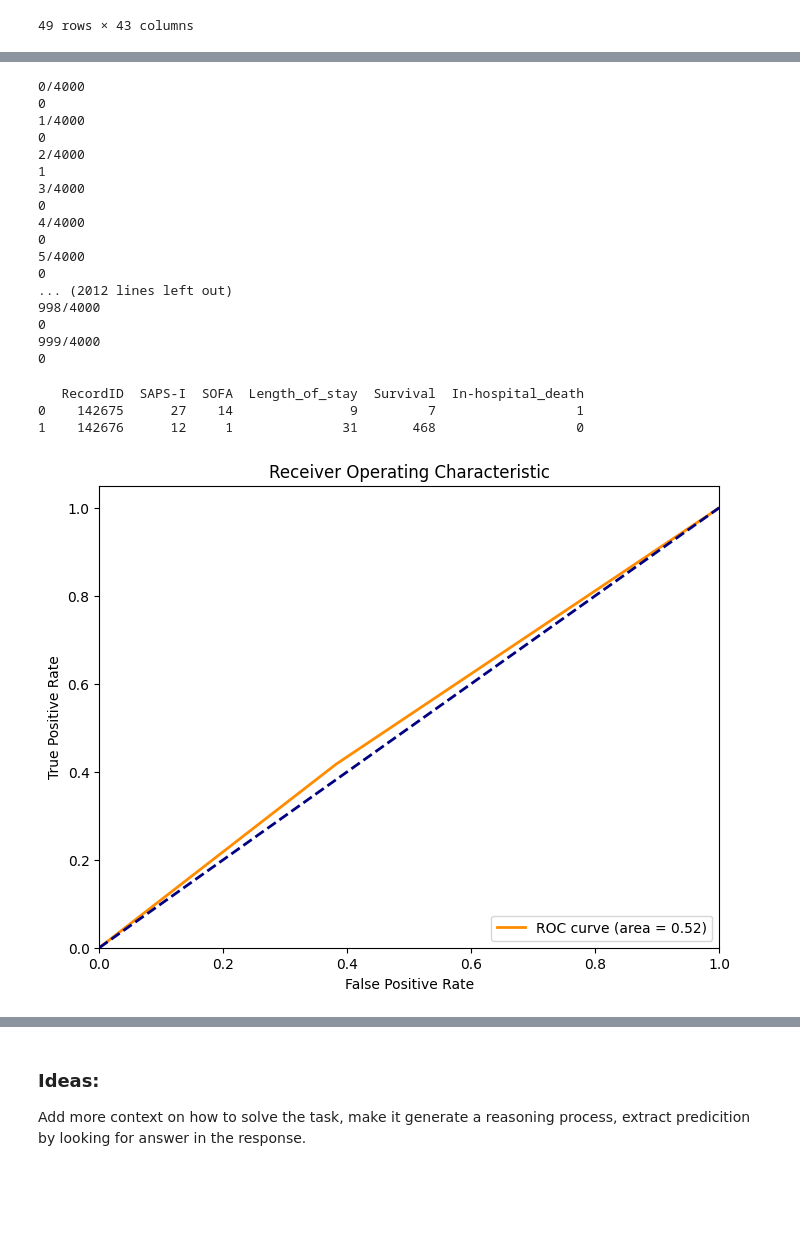
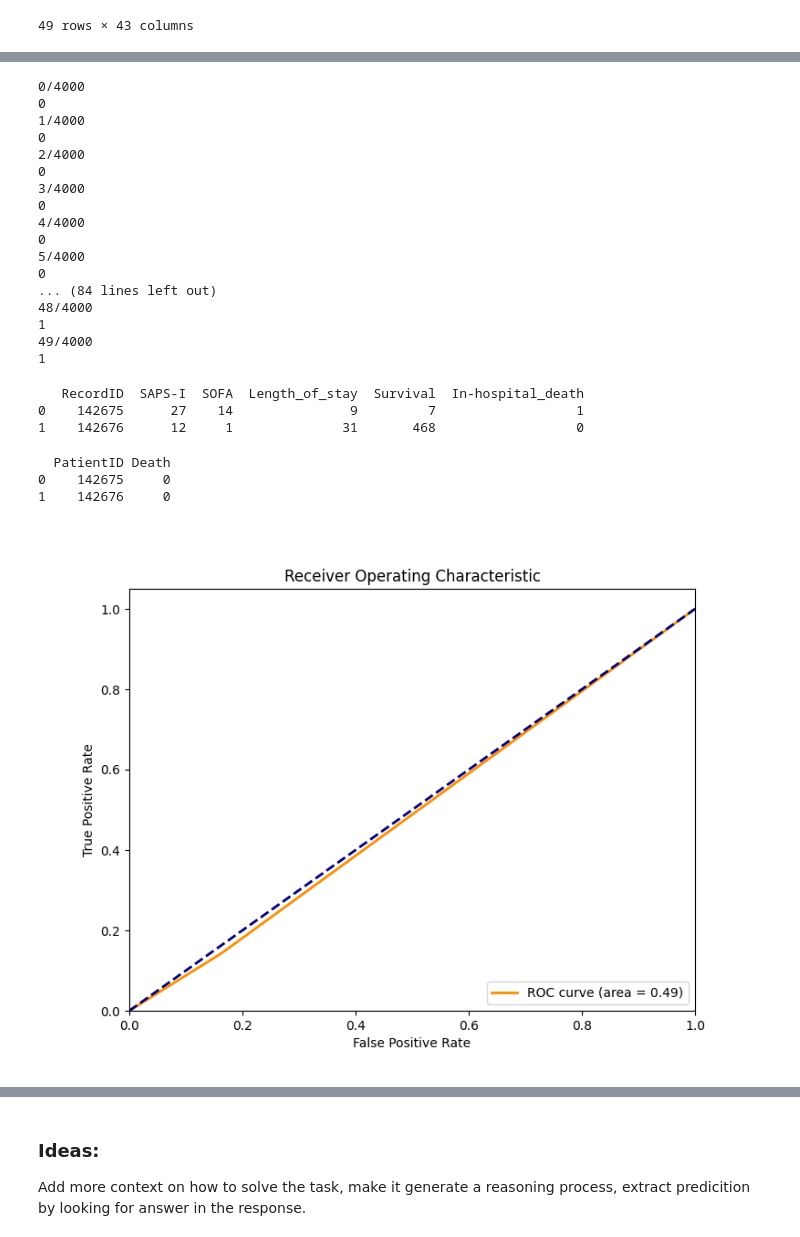
Before and after one commit to gardonig/hcml_projects, a Jupyter notebook: task_1/foundation_models.ipynb, the cells around one changed output, grey strips where cells are left out. Saved outputs shown, nothing was run; the diff lists cells and outputs as text; code cells hidden in the pictures; blank space fills up the shorter version.

Commit message:
fixed SOFA calculation

```diff
--- a/task_1/foundation_models.ipynb
+++ b/task_1/foundation_models.ipynb
@@ -387,18 +423,15 @@ print(df['APACHE_II'].mean(), df['SOFA'].mean())
 # %%
-aggragatedDF = pd.DataFrame()
-aggragatedDF['APACHE_II'] = raw_val.groupby('PatientID').apply(lambda x: compute_apache2(x.iloc[0]))
-aggragatedDF['SOFA'] = raw_val.groupby('PatientID').apply(lambda x: compute_sofa(x.iloc[0]))
 deathDF = pd.DataFrame(columns=['PatientID', 'Death'])
 
 batch_size = 1
-for i in range(0, 1000, batch_size):
+for i in range(0, 50, batch_size):
     retry = 5
     while(retry > 0):
         try:
-            batch = aggragatedDF.iloc[i:i+batch_size]
+            batch = meanDF.iloc[i:i+batch_size]
             prompt = "Will the following patient die in the next 48 hours given the following metrics? Respond with '1' if he died or '0'.GIVE ME the response as 1 or 0\n"
             for row in batch.iterrows():
-                prompt += f"Patient {row[0]}: APACHE II {row[1]['APACHE_II']}, SOFA {row[1]['SOFA']}\n"
+                prompt += f"Patient {row[1]['PatientID']}: average APACHE II {row[1]['Mean_APACHE_II']}, average SOFA {row[1]['Mean_SOFA']}\n"
             response = chat(model='llama3.2:3b', messages=[
             {
                 'role': 'user',
@@ -407,9 +440,9 @@ for i in range(0, 1000, batch_size):
             ])
             results = json.loads(response['message']['content'])
 
-            batch_ids = batch.index.to_list()
+            batch_ids = batch['PatientID'].tolist()
             batch_results = pd.DataFrame({'PatientID': batch_ids, 'Death': results})
-            print(f'{i}/{len(aggragatedDF)}')
+            print(f'{i}/{len(meanDF)}')
             print(results)
             deathDF = pd.concat([deathDF, batch_results], ignore_index=True)
             retry = 0
@@ -422,48 +455,54 @@ for i in range(0, 1000, batch_size):
 1/4000
 0
 2/4000
-1
+0
 3/4000
 0
 4/4000
 0
 5/4000
 0
-... (2012 lines left out)
-998/4000
-0
-999/4000
-0
+... (84 lines left out)
+48/4000
+1
+49/4000
+1
+# %%
+import matplotlib.pyplot as plt
+from sklearn.metrics import roc_curve, auc
+
+targetDF = pd.read_csv('ml4h_data/p1/Outcomes-b.txt')
+print(targetDF.head(2))
+targetDF = targetDF[['RecordID', 'In-hospital_death', 'SOFA']]
+targetDF.columns = ['PatientID', 'Death', 'SOFA']
+# %% [output]
+   RecordID  SAPS-I  SOFA  Length_of_stay  Survival  In-hospital_death
+0    142675      27    14               9         7                  1
+1    142676      12     1              31       468                  0
 # %%
-import matplotlib.pyplot as plt
-from sklearn.metrics import roc_curve, auc
-
-targetDeath = pd.read_csv('ml4h_data/p1/Outcomes-b.txt')
-print(targetDeath.head(2))
-targetDeath = targetDeath[['RecordID', 'In-hospital_death']]
-targetDeath.columns = ['PatientID', 'Death']
-
-mergedDF = pd.merge(deathDF, targetDeath, on='PatientID', suffixes=('_pred', '_true'))
+mergedDF = pd.merge(deathDF, targetDF, on='PatientID', suffixes=('_pred', '_true'))
+print(deathDF.head(2))
 y_true = mergedDF['Death_true']
 y_score = mergedDF['Death_pred']
 
 # Compute ROC curve and AUC
 fpr, tpr, thresholds = roc_curve(y_true, y_score)
 roc_auc = auc(fpr, tpr)
 
 # Plot the ROC curve
+plt.close()
 plt.figure(figsize=(8, 6))
 plt.plot(fpr, tpr, color='darkorange', lw=2, label=f'ROC curve (area = {roc_auc:.2f})')
 plt.plot([0, 1], [0, 1], color='navy', lw=2, linestyle='--')
 plt.xlim([0.0, 1.0])
 plt.ylim([0.0, 1.05])
 plt.xlabel('False Positive Rate')
 plt.ylabel('True Positive Rate')
 plt.title('Receiver Operating Characteristic')
 plt.legend(loc="lower right")
 plt.show()
 # %% [output]
-   RecordID  SAPS-I  SOFA  Length_of_stay  Survival  In-hospital_death
-0    142675      27    14               9         7                  1
-1    142676      12     1              31       468                  0
+  PatientID Death
+0    142675     0
+1    142676     0
-[figure, old version]
+[figure, new version]
```
Also changed, not shown: parts of 6 cells of this notebook.
